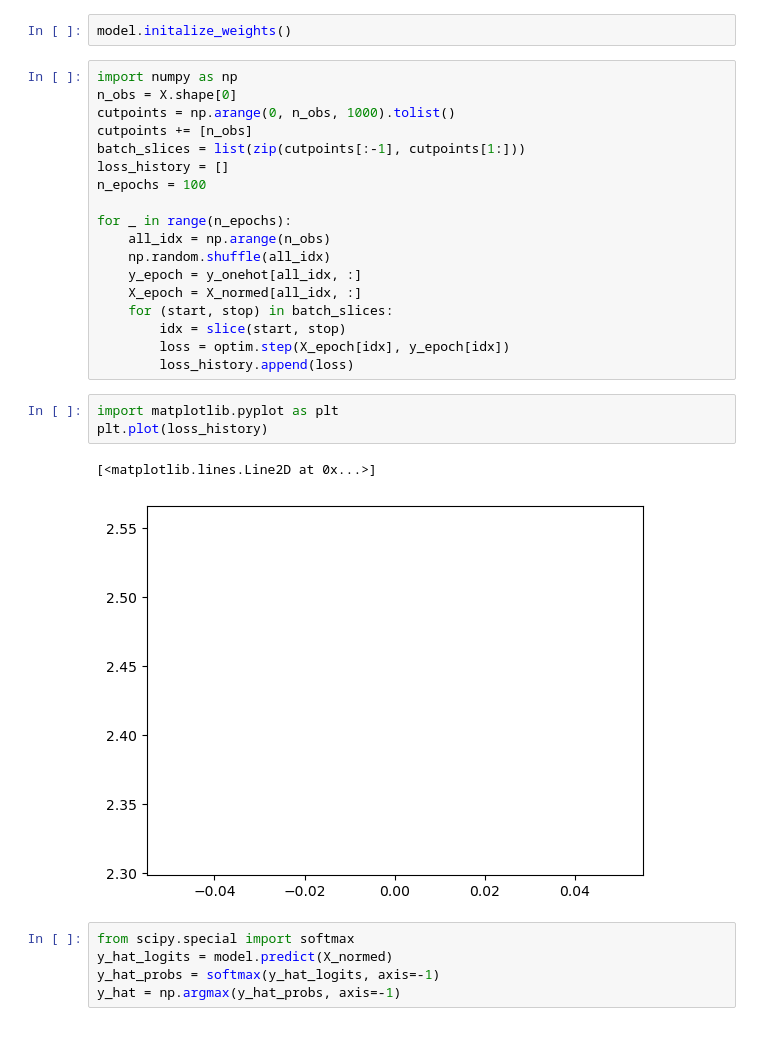
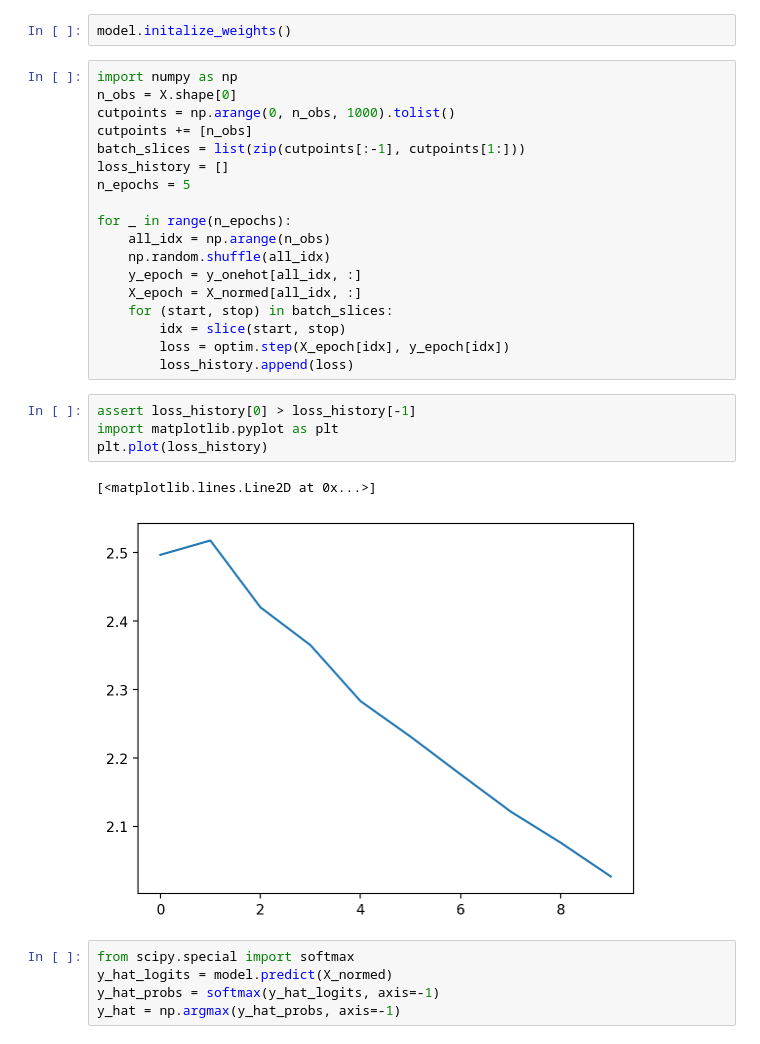
Before and after one commit to jessegrabowski/pytensor-ml, a Jupyter notebook: training_test.ipynb, the cells around one changed output. Drawn from its saved outputs; the diff is of its cells as text.

```diff
--- a/training_test.ipynb
+++ b/training_test.ipynb
@@ -49,7 +48,7 @@ cutpoints = np.arange(0, n_obs, 1000).tolist()
 cutpoints += [n_obs]
 batch_slices = list(zip(cutpoints[:-1], cutpoints[1:]))
 loss_history = []
-n_epochs = 100
+n_epochs = 5
 
 for _ in range(n_epochs):
     all_idx = np.arange(n_obs)
@@ -61,11 +60,12 @@ for _ in range(n_epochs):
         loss = optim.step(X_epoch[idx], y_epoch[idx])
         loss_history.append(loss)
 # %%
+assert loss_history[0] > loss_history[-1]
 import matplotlib.pyplot as plt
 plt.plot(loss_history)
 # %% [output]
 [<matplotlib.lines.Line2D at 0x...>]
-[figure, old version]
+[figure, new version]
 # %%
 from scipy.special import softmax
 y_hat_logits = model.predict(X_normed)
```
Also changed, not shown: parts of 2 cells of this notebook, 2 other files.
